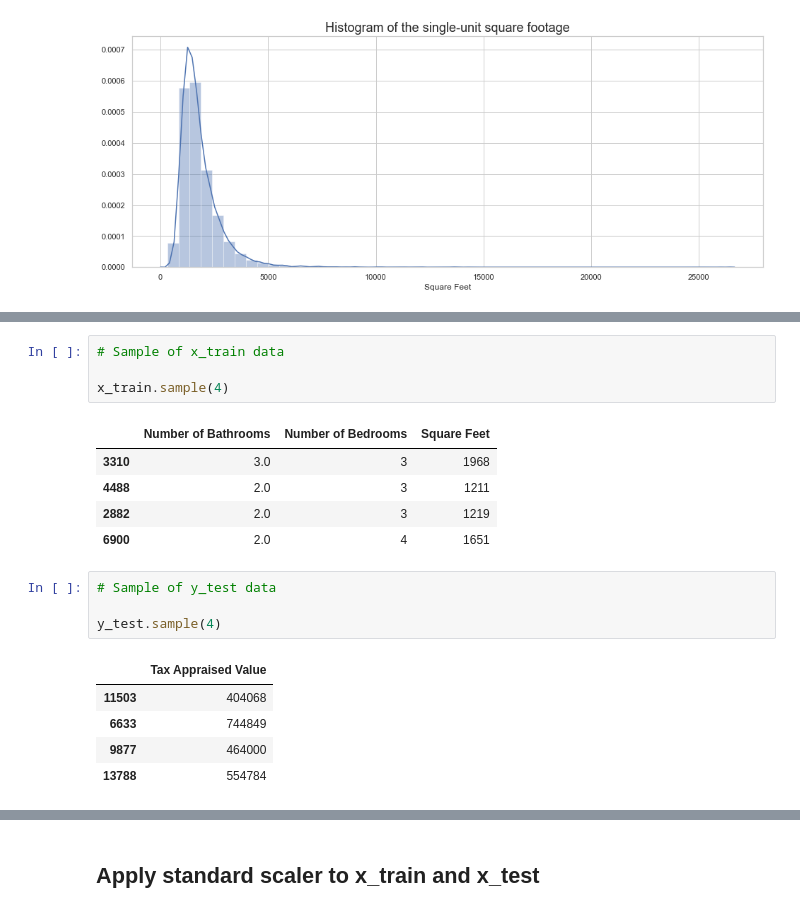
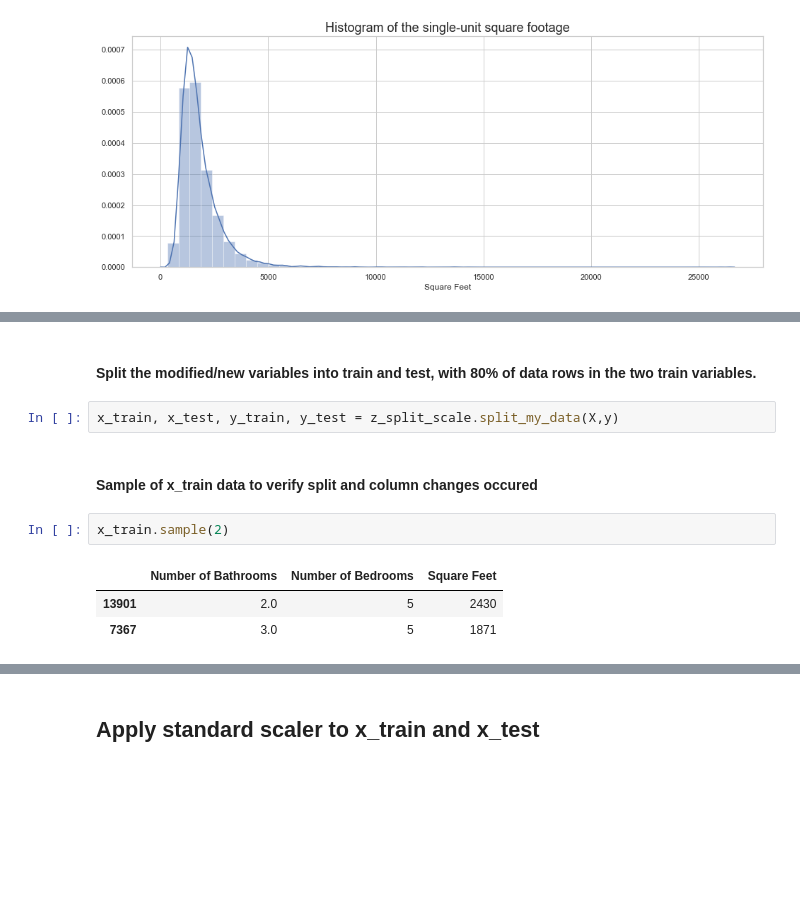
Before and after one commit to soslin/zillow-project, a Jupyter notebook: zillow_project.ipynb, the cells around one changed output, grey strips where cells are left out. Cells and saved outputs as stored; diff of their text form; blank space fills up the shorter version.

```diff
--- a/zillow_project.ipynb
+++ b/zillow_project.ipynb
@@ -173,20 +169,12 @@ x_train, x_test, y_train, y_test = z_split_scale.split_my_data(X,y)
-# %%
-# Sample of x_train data
-
-x_train.sample(4)
-# %% [output]
-|  | Number of Bathrooms | Number of Bedrooms | Square Feet |
-| 3310 | 3.0 | 3 | 1968 |
-| 4488 | 2.0 | 3 | 1211 |
-| 2882 | 2.0 | 3 | 1219 |
-| 6900 | 2.0 | 4 | 1651 |
-# %%
-# Sample of y_test data
-
-y_test.sample(4)
-# %% [output]
-|  | Tax Appraised Value |
-| 11503 | 404068 |
-| 6633 | 744849 |
-| 9877 | 464000 |
-| 13788 | 554784 |
+# %% [markdown]
+#### Split the modified/new variables into train and test, with 80% of data rows in the two train variables.
+# %%
+x_train, x_test, y_train, y_test = z_split_scale.split_my_data(X,y)
+# %% [markdown]
+#### Sample of x_train data to verify split and column changes occured
+# %%
+x_train.sample(2)
+# %% [output]
+|  | Number of Bathrooms | Number of Bedrooms | Square Feet |
+| 13901 | 2.0 | 5 | 2430 |
+| 7367 | 3.0 | 5 | 1871 |
```
Also changed, not shown: parts of 18 cells of this notebook.
